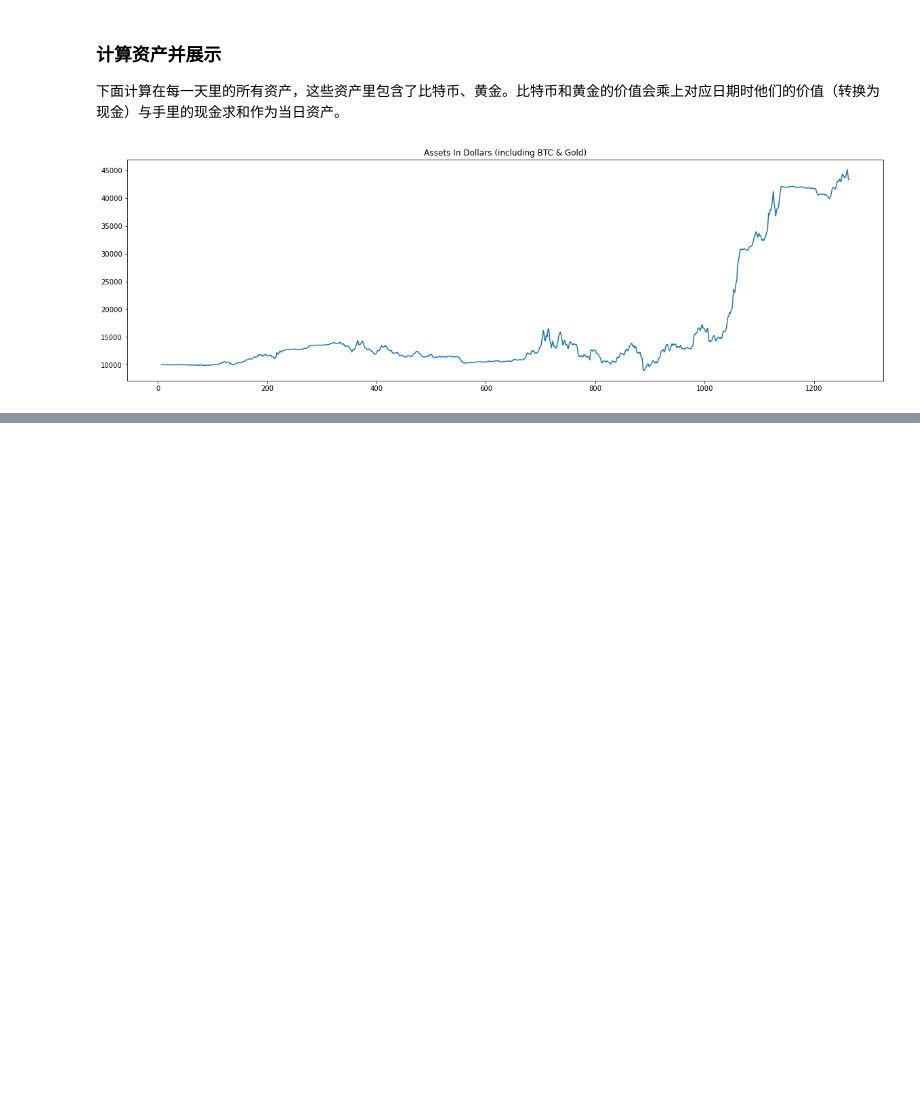
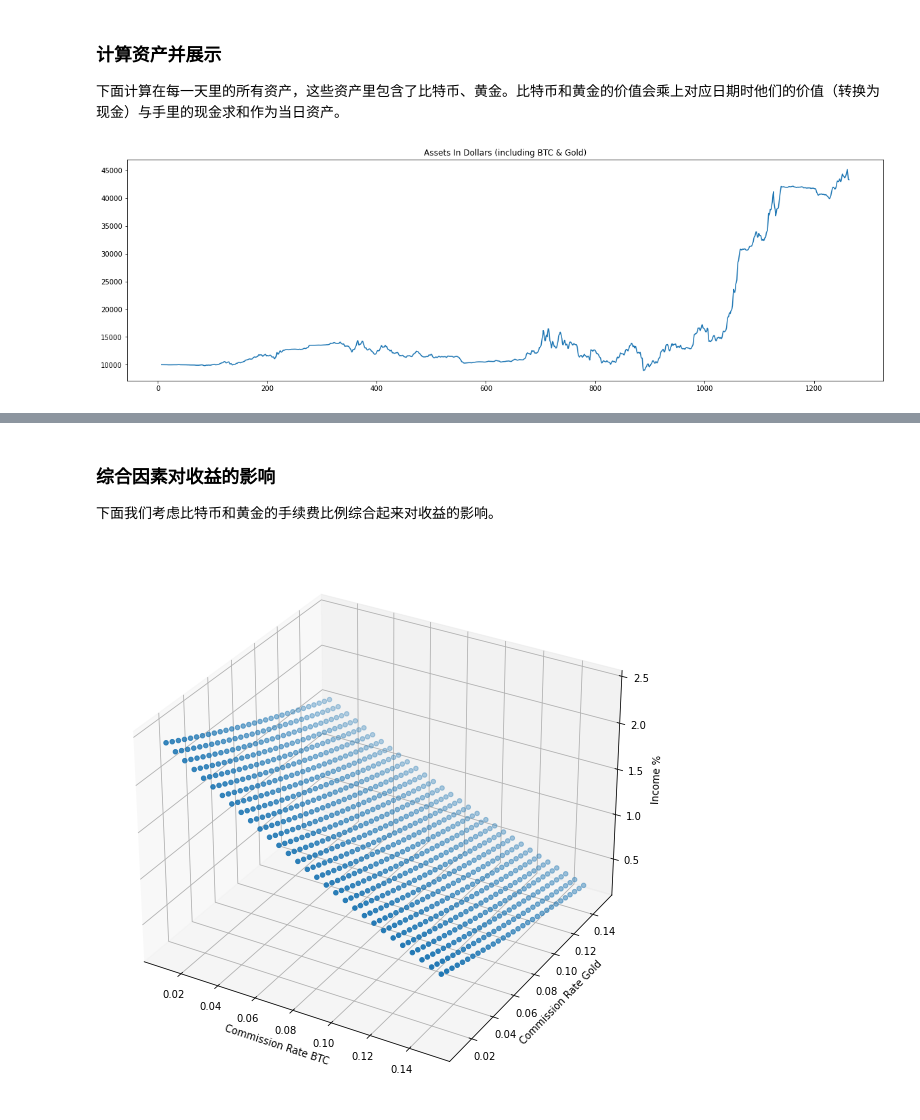
Before and after one commit to SalHe/mcm-2022, a Jupyter notebook: try-trade2.ipynb, the cells around one changed output, grey strips where cells are left out. Cells and saved outputs as stored; diff of their text form; code cells hidden in the pictures; blank space fills up the shorter version.

```diff
--- a/try-trade2.ipynb
+++ b/try-trade2.ipynb
@@ -190,0 +228,25 @@ plt.show()
+# %% [markdown]
+### 综合因素对收益的影响
+
+下面我们考虑比特币和黄金的手续费比例综合起来对收益的影响。
+# %%
+commission_rate_btc = np.linspace(0.01, 0.15, 30)  # x
+commission_rate_gold = np.linspace(0.01, 0.15, 30)  # y
+results = np.zeros((len(commission_rate_btc), len(commission_rate_gold),3))
+for y in range(len(commission_rate_gold)):
+    for x in range(len(commission_rate_btc)):
+        try_trade(
+            commission_rate_btc=commission_rate_btc[x], commission_rate_gold=commission_rate_gold[y])
+        assets = get_assets()
+        come_in_rate = (assets.iloc[-1] - assets.iloc[0])/assets.iloc[0] - 1
+        results[x, y] = np.array([commission_rate_btc[x],commission_rate_gold[y], come_in_rate])
+
+plt.figure(figsize=(10, 10))
+ax = plt.axes(projection='3d')
+ax.scatter3D(results[:,:,0].flatten(),results[:,:,1].flatten(),results[:,:,2].flatten(), s=20, cmap="jet", marker="o")
+ax.set_xlabel('Commission Rate BTC')
+ax.set_ylabel('Commission Rate Gold')
+ax.set_zlabel('Income %')
+plt.show()
+# %% [output]
+[figure, added]
```
Also changed, not shown: parts of 7 cells of this notebook.
